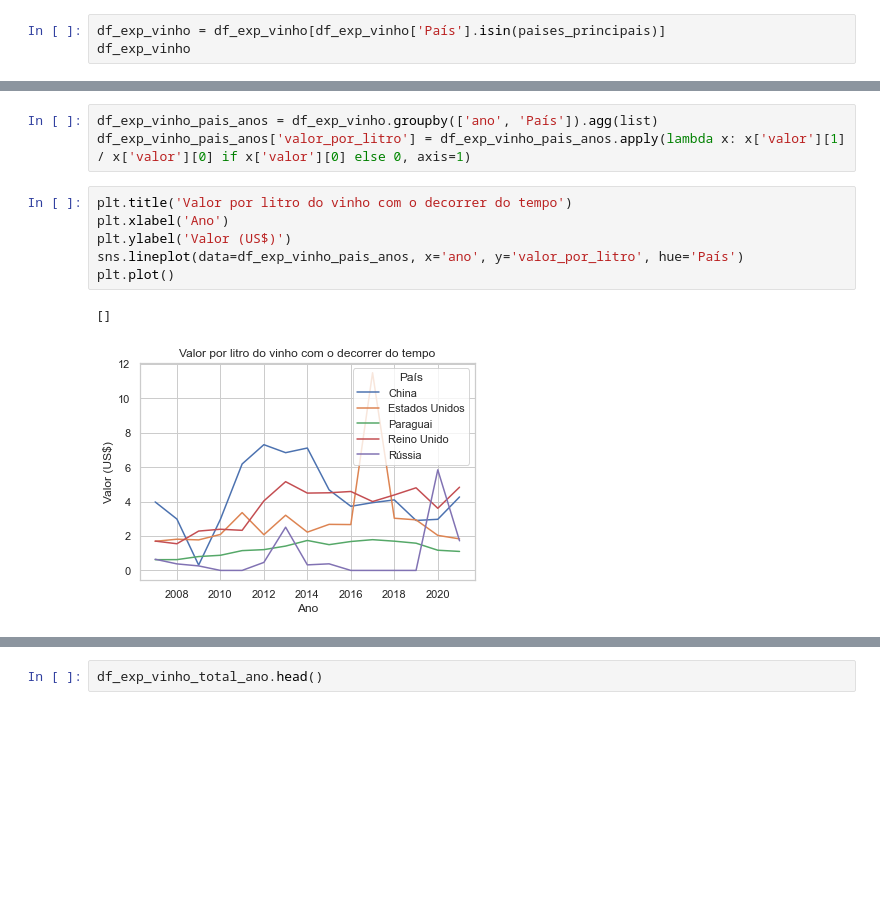
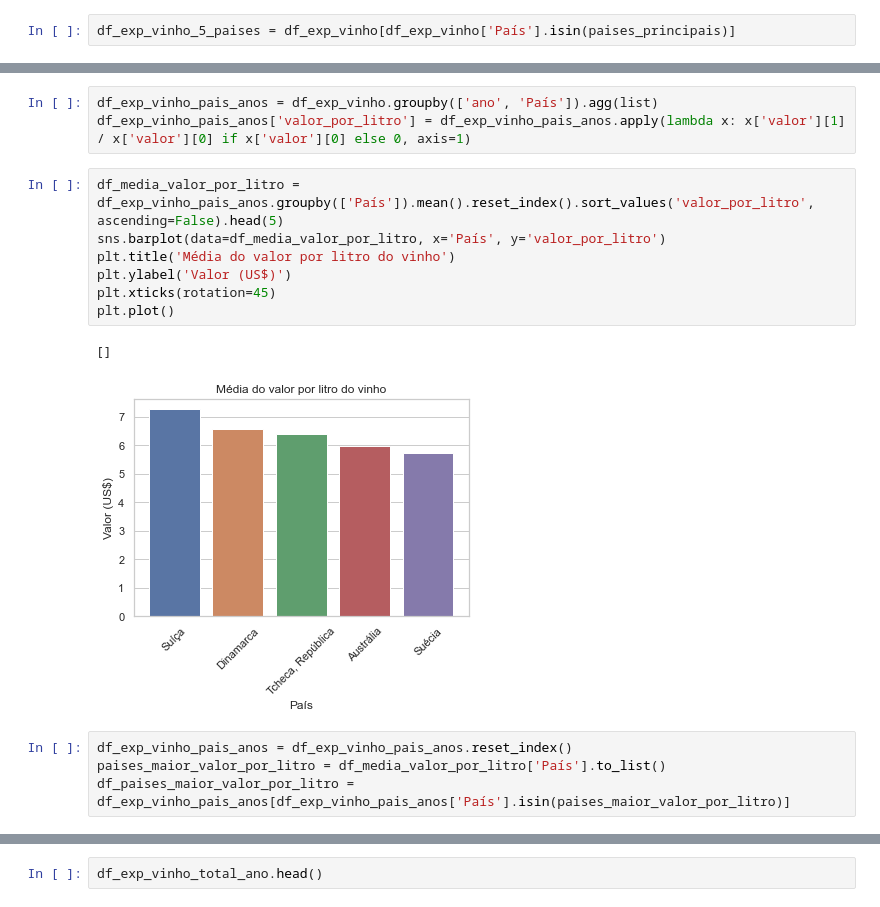
Before and after one commit to jvgitti/tech_challenge, a Jupyter notebook: TECH_CHALLENGE.ipynb, the cells around one changed output, grey strips where cells are left out. Drawn from its saved outputs; the diff is of its cells as text; blank space fills up the shorter version.

Commit message:
Avaliando valor por litro

```diff
--- a/TECH_CHALLENGE.ipynb
+++ b/TECH_CHALLENGE.ipynb
@@ -124,5 +124,4 @@ plt.show()
 # %% [output]
 [figure]
 # %%
-df_exp_vinho = df_exp_vinho[df_exp_vinho['País'].isin(paises_principais)]
-df_exp_vinho
+df_exp_vinho_5_paises = df_exp_vinho[df_exp_vinho['País'].isin(paises_principais)]
@@ -160,12 +145,17 @@ plt.show()
 # %%
 df_exp_vinho_pais_anos = df_exp_vinho.groupby(['ano', 'País']).agg(list)
 df_exp_vinho_pais_anos['valor_por_litro'] = df_exp_vinho_pais_anos.apply(lambda x: x['valor'][1] / x['valor'][0] if x['valor'][0] else 0, axis=1)
-# %%
-plt.title('Valor por litro do vinho com o decorrer do tempo')
-plt.xlabel('Ano')
-plt.ylabel('Valor (US$)')
-sns.lineplot(data=df_exp_vinho_pais_anos, x='ano', y='valor_por_litro', hue='País')
-plt.plot()
-# %% [output]
-[]
-[figure, removed]
+# %%
+df_media_valor_por_litro = df_exp_vinho_pais_anos.groupby(['País']).mean().reset_index().sort_values('valor_por_litro', ascending=False).head(5)
+sns.barplot(data=df_media_valor_por_litro, x='País', y='valor_por_litro')
+plt.title('Média do valor por litro do vinho')
+plt.ylabel('Valor (US$)')
+plt.xticks(rotation=45)
+plt.plot()
+# %% [output]
+[]
+[figure, added]
+# %%
+df_exp_vinho_pais_anos = df_exp_vinho_pais_anos.reset_index()
+paises_maior_valor_por_litro = df_media_valor_por_litro['País'].to_list()
+df_paises_maior_valor_por_litro = df_exp_vinho_pais_anos[df_exp_vinho_pais_anos['País'].isin(paises_maior_valor_por_litro)]
```
Also changed, not shown: parts of 23 cells of this notebook, 2 other files.
